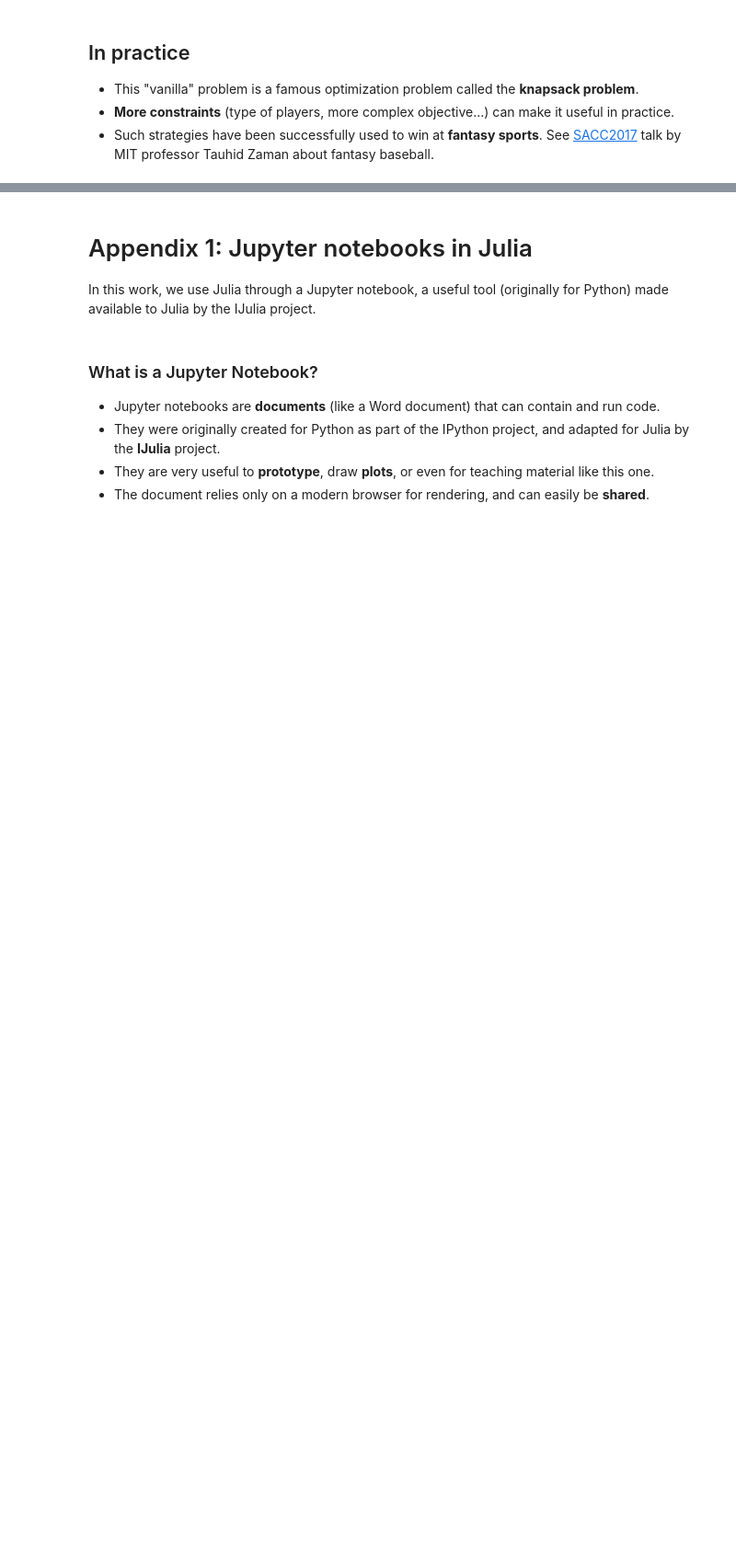
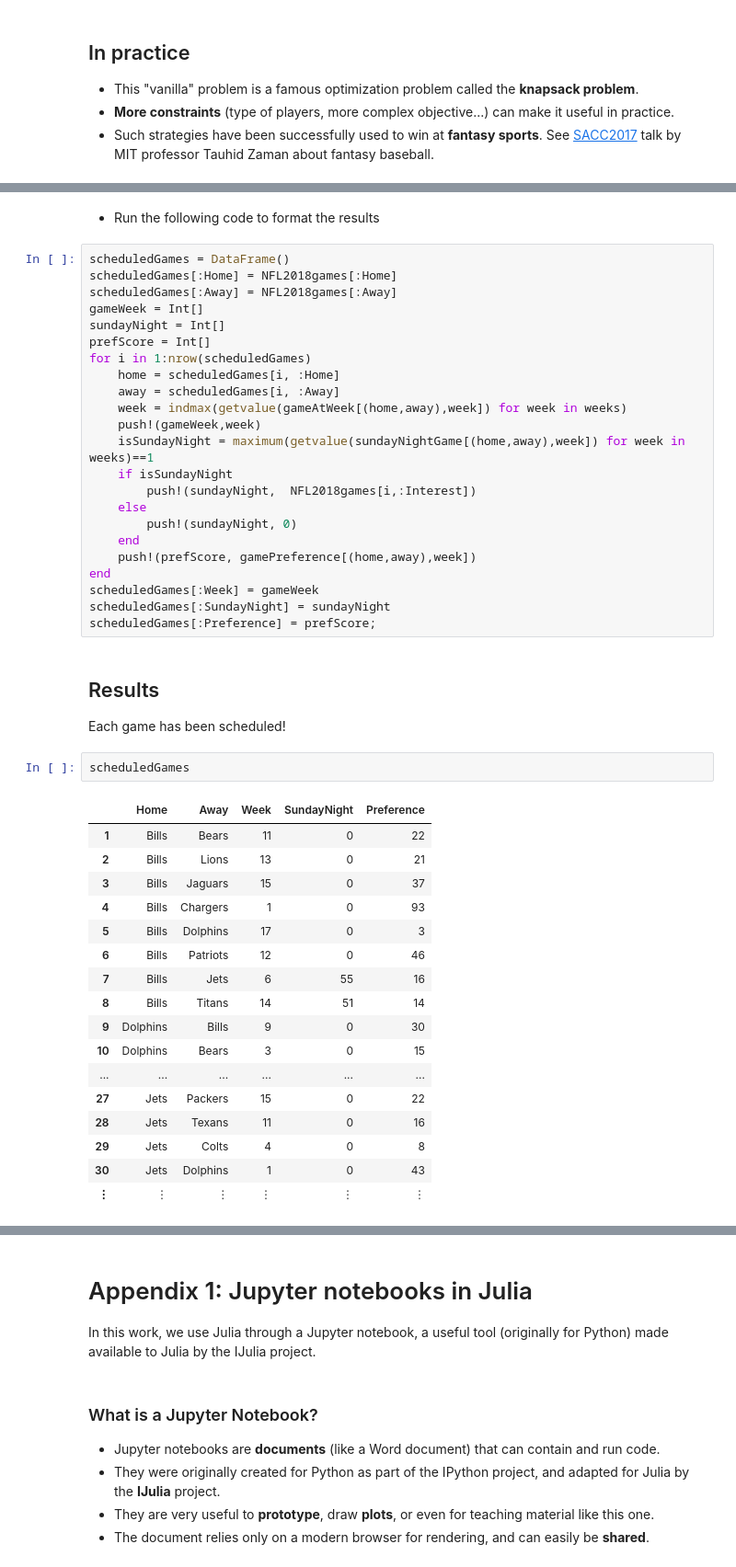
Before and after one commit to sebmart/optimization_jump_julia, a Jupyter notebook: optimization_jump_julia.ipynb, the cells around one changed output, grey strips where cells are left out. Shown at 92% size. Saved outputs shown, nothing was run; the diff lists cells and outputs as text; blank space fills up the shorter version.

```diff
--- a/optimization_jump_julia.ipynb
+++ b/optimization_jump_julia.ipynb
@@ -238,0 +448,48 @@ m = Model(solver=GurobiSolver())
+# %% [markdown]
+- Run the following code to format the results
+# %%
+scheduledGames = DataFrame()
+scheduledGames[:Home] = NFL2018games[:Home]
+scheduledGames[:Away] = NFL2018games[:Away]
+gameWeek = Int[]
+sundayNight = Int[]
+prefScore = Int[]
+for i in 1:nrow(scheduledGames)
+    home = scheduledGames[i, :Home]
+    away = scheduledGames[i, :Away]
+    week = indmax(getvalue(gameAtWeek[(home,away),week]) for week in weeks)
+    push!(gameWeek,week)
+    isSundayNight = maximum(getvalue(sundayNightGame[(home,away),week]) for week in weeks)==1
+    if isSundayNight
+        push!(sundayNight,  NFL2018games[i,:Interest])
+    else
+        push!(sundayNight, 0)
+    end
+    push!(prefScore, gamePreference[(home,away),week])
+end
+scheduledGames[:Week] = gameWeek
+scheduledGames[:SundayNight] = sundayNight
+scheduledGames[:Preference] = prefScore;
+# %% [markdown]
+## Results
+Each game has been scheduled!
+# %%
+scheduledGames
+# %% [output]
+|  | Home | Away | Week | SundayNight | Preference |
+| 1 | Bills | Bears | 11 | 0 | 22 |
+| 2 | Bills | Lions | 13 | 0 | 21 |
+| 3 | Bills | Jaguars | 15 | 0 | 37 |
+| 4 | Bills | Chargers | 1 | 0 | 93 |
+| 5 | Bills | Dolphins | 17 | 0 | 3 |
+| 6 | Bills | Patriots | 12 | 0 | 46 |
+| 7 | Bills | Jets | 6 | 55 | 16 |
+| 8 | Bills | Titans | 14 | 51 | 14 |
+| 9 | Dolphins | Bills | 9 | 0 | 30 |
+| 10 | Dolphins | Bears | 3 | 0 | 15 |
+| ... | ... | ... | ... | ... | ... |
+| 27 | Jets | Packers | 15 | 0 | 22 |
+| 28 | Jets | Texans | 11 | 0 | 16 |
+| 29 | Jets | Colts | 4 | 0 | 8 |
+| 30 | Jets | Dolphins | 1 | 0 | 43 |
+| ⋮ | ⋮ | ⋮ | ⋮ | ⋮ | ⋮ |
```
Also changed, not shown: parts of 39 cells of this notebook.
